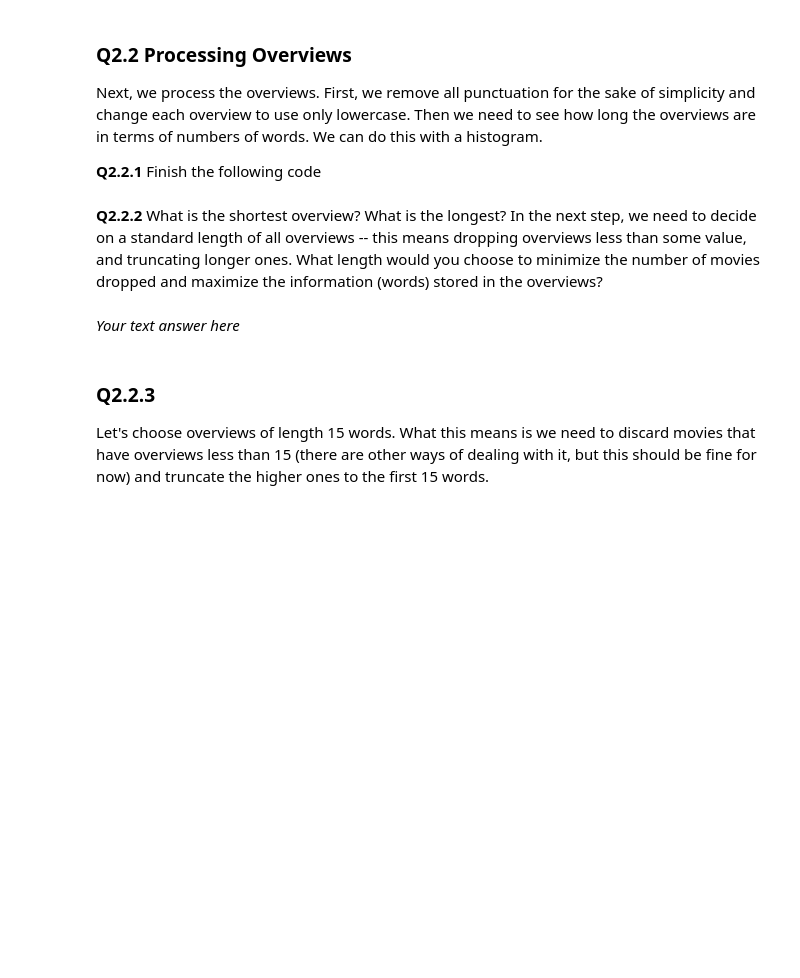
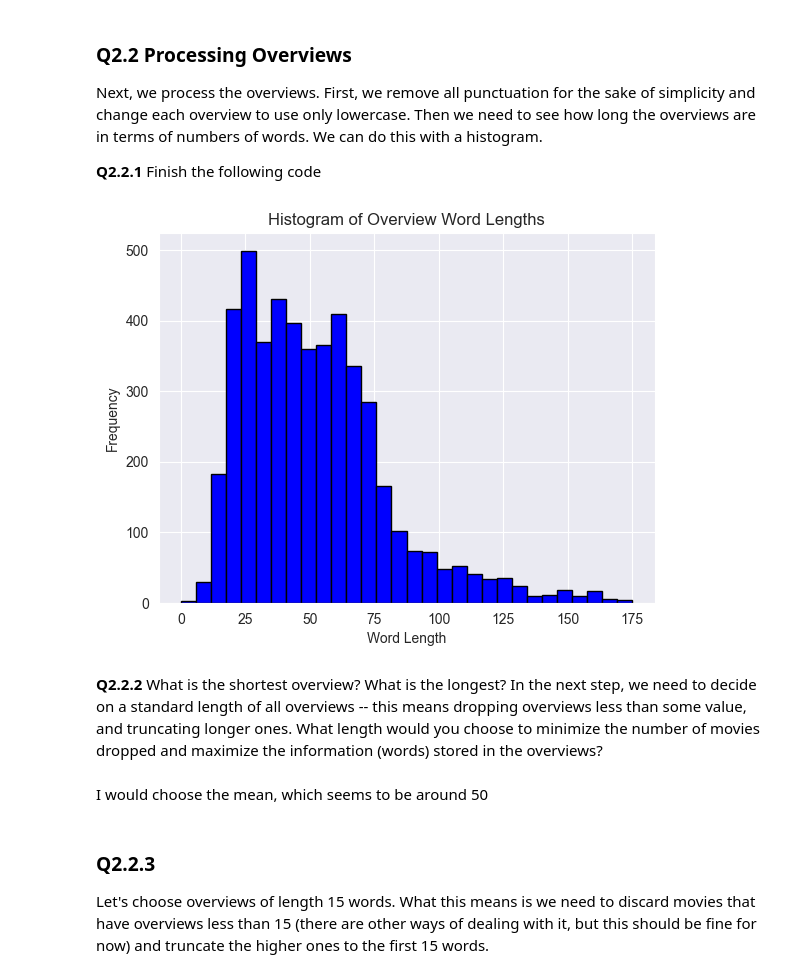
Before and after one commit to Marijnop/Assignments, a Jupyter notebook: Assignment 3 - Empty (1).ipynb, the cells around one changed output. Saved outputs shown, nothing was run; the diff lists cells and outputs as text; code cells hidden in the pictures; blank space fills up the shorter version.

```diff
--- a/Assignment 3 - Empty (1).ipynb
+++ b/Assignment 3 - Empty (1).ipynb
@@ -131,14 +131,15 @@ def encode_labels(label, unique_labels):
         :param label: the label you want to one-hot encode
         :unique_labels: the vocabulary
     """
-    out = np.zeros(...)
-    out[...] = ...
+    out = np.zeros(len(unique_labels))
+    if label in unique_labels:
+        out[unique_labels.index(label)] = 1
     return out
 
 # save genres
 processed_genres = []
 for index, row in df.iterrows():
-    processed_genres.append(...)
+    processed_genres.append(process_genre_string(row['genres']))
 
 # sort and remove duplicates to get vocabulary
 unique_genres = sorted(list(set(processed_genres)))
@@ -147,11 +148,12 @@ unique_genres = sorted(list(set(processed_genres)))
 df["proc_genres"] = processed_genres
 
 # one-hot encode genres
-enocded_labels = []
+encoded_labels = []
 for index, row in tqdm(df.iterrows(), total=len(df)):
-    enocded_labels.append(...)
+    encoded_labels.append(encode_labels(row['proc_genres'], unique_genres))
 
-df["one_hot_genres"] = ...
+# Add one-hot encoded genres to dataframe
+df["one_hot_genres"] = encoded_labels
 # %% [markdown]
 Verify that one-hot encodings are indeed as expected
 # %%
@@ -164,28 +169,39 @@ Next, we process the overviews. First, we remove all punctuation for the sake of
 # %%
 import re
 def remove_punctuation(text):
     """ Only retains letters, numbers, underscores and whitespace """
     pattern = r'[^\w\s]'
     return re.sub(pattern, '', text)
 
 processed_overviews = []
 
-# loop over df, remove punctuation, make words lowercase and add it to a new column
-...
-df["proc_overview"] = ...
+# Loop over df, remove punctuation, make words lowercase, and add it to a new column
+for index, row in df.iterrows():
+    overview = row['overview']
+    processed_overview = remove_punctuation(overview).lower()
+    processed_overviews.append(processed_overview)
 
-# get the word lengths of each overview and store it in a list
-overview_lens = []
-...
+df["proc_overview"] = processed_overviews
 
-# for the sake of simplicity, add these values as a column to the df
-df["overview_len"] = ...
-plt.hist(...)
+# Get the word lengths of each overview and store it in a list
+overview_lens = [len(overview.split()) for overview in processed_overviews]
+
+# For the sake of simplicity, add these values as a column to the df
+df["overview_len"] = overview_lens
+
+# Plot a histogram of the word lengths
+plt.hist(overview_lens, bins=30, color='blue', edgecolor='black')
+plt.xlabel('Words')
+plt.ylabel('Frequency')
+plt.title('Histogram of Overview Word Lengths')
+plt.grid(True)
 plt.show()
+# %% [output]
+[figure, added]
 # %% [markdown]
 **Q2.2.2** What is the shortest overview? What is the longest? In the next step, we need to decide on a standard length of all overviews -- this means dropping overviews less than some value, and truncating longer ones. What length would you choose to minimize the number of movies dropped and maximize the information (words) stored in the overviews?
 # %% [markdown]
-*Your text answer here*
+I would choose the mean, which seems to be around 50
 # %% [markdown]
 ### Q2.2.3
 Let's choose overviews of length 15 words. What this means is we need to discard movies that have overviews less than 15 (there are other ways of dealing with it, but this should be fine for now) and truncate the higher ones to the first 15 words.
```
Also changed, not shown: parts of 19 cells of this notebook.
